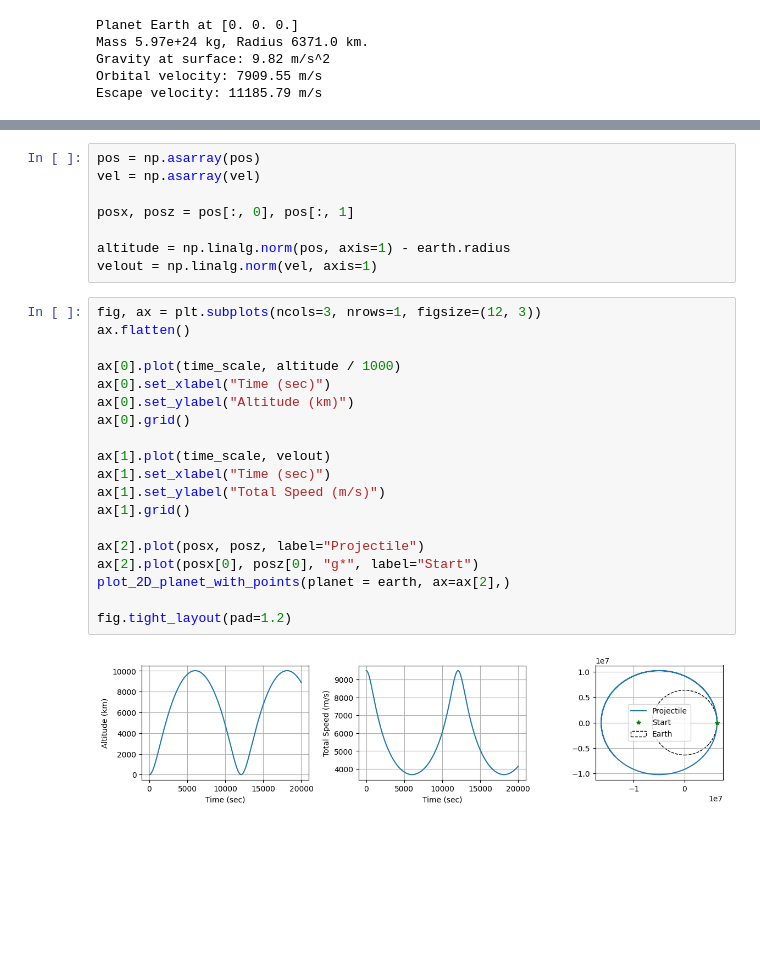
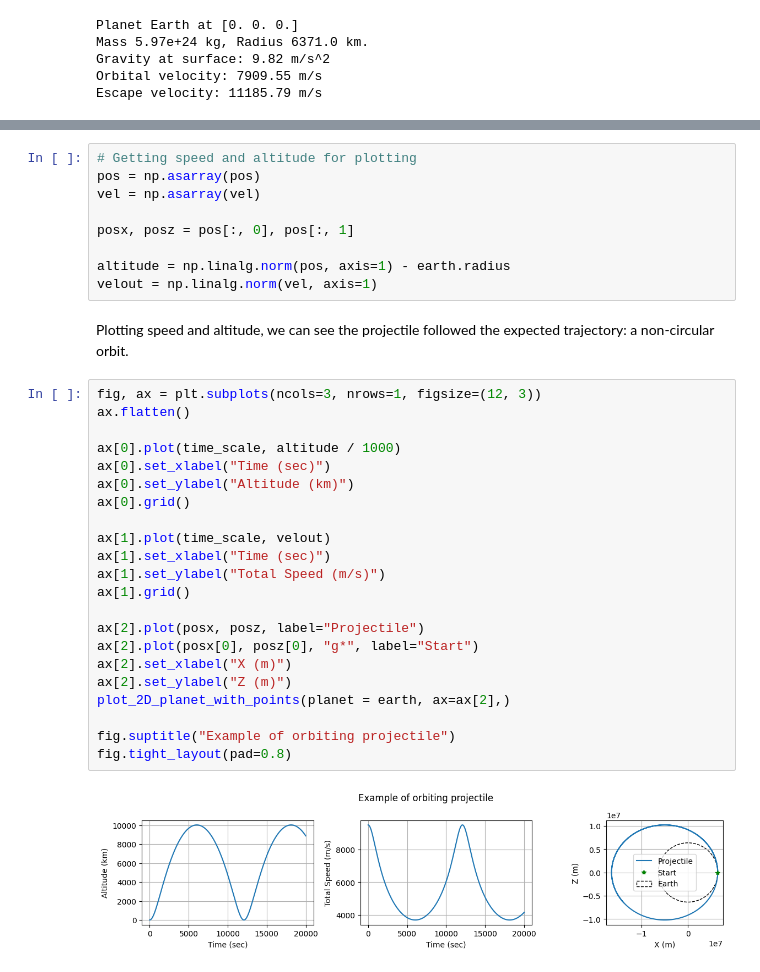
Before and after one commit to Sylvain-Rama/MAD, a Jupyter notebook: notebooks/03_projectiles.ipynb, the cells around one changed output, grey strips where cells are left out. Saved outputs shown, nothing was run; the diff lists cells and outputs as text; blank space fills up the shorter version.

Commit message:
Updated Projectiles notebook

```diff
--- a/notebooks/03_projectiles.ipynb
+++ b/notebooks/03_projectiles.ipynb
@@ -57,4 +81,5 @@ logger["Simulation"].info(f" Simulation ended at t={t:.2f}")
 # %%
+# Getting speed and altitude for plotting
 pos = np.asarray(pos)
 vel = np.asarray(vel)
 
@@ -62,24 +87,29 @@ posx, posz = pos[:, 0], pos[:, 1]
 
 altitude = np.linalg.norm(pos, axis=1) - earth.radius
 velout = np.linalg.norm(vel, axis=1)
+# %% [markdown]
+Plotting speed and altitude, we can see the projectile followed the expected trajectory: a non-circular orbit.
 # %%
 fig, ax = plt.subplots(ncols=3, nrows=1, figsize=(12, 3))
 ax.flatten()
 
 ax[0].plot(time_scale, altitude / 1000)
 ax[0].set_xlabel("Time (sec)")
 ax[0].set_ylabel("Altitude (km)")
 ax[0].grid()
 
 ax[1].plot(time_scale, velout)
 ax[1].set_xlabel("Time (sec)")
 ax[1].set_ylabel("Total Speed (m/s)")
 ax[1].grid()
 
 ax[2].plot(posx, posz, label="Projectile")
 ax[2].plot(posx[0], posz[0], "g*", label="Start")
+ax[2].set_xlabel("X (m)")
+ax[2].set_ylabel("Z (m)")
 plot_2D_planet_with_points(planet = earth, ax=ax[2],)
 
-fig.tight_layout(pad=1.2)
+fig.suptitle("Example of orbiting projectile")
+fig.tight_layout(pad=0.8)
 # %% [output]
-[figure, old version]
+[figure, new version]
```
Also changed, not shown: parts of 5 cells of this notebook.
